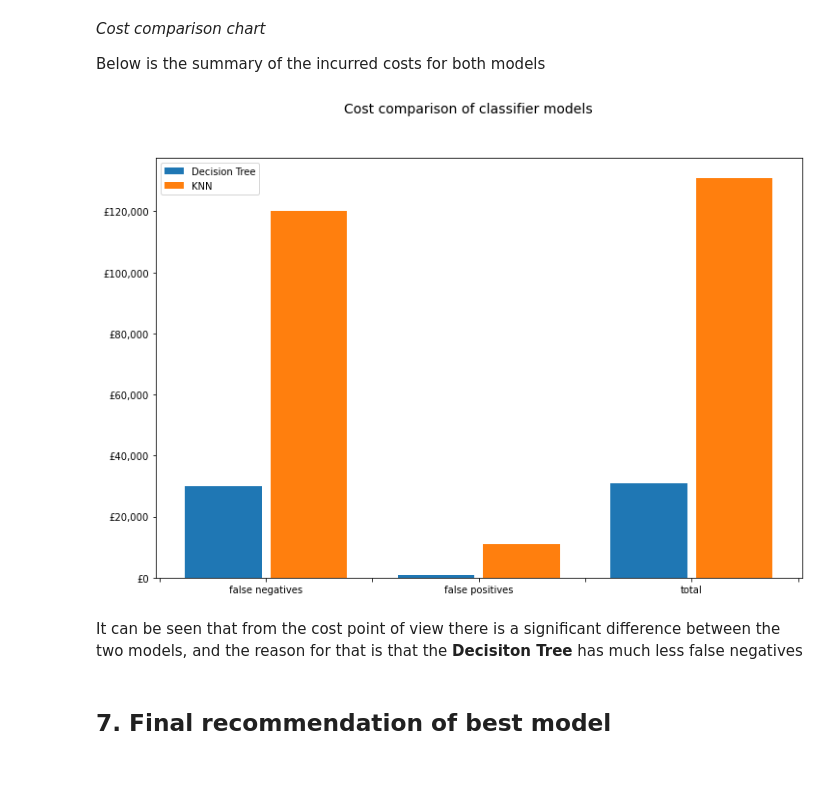
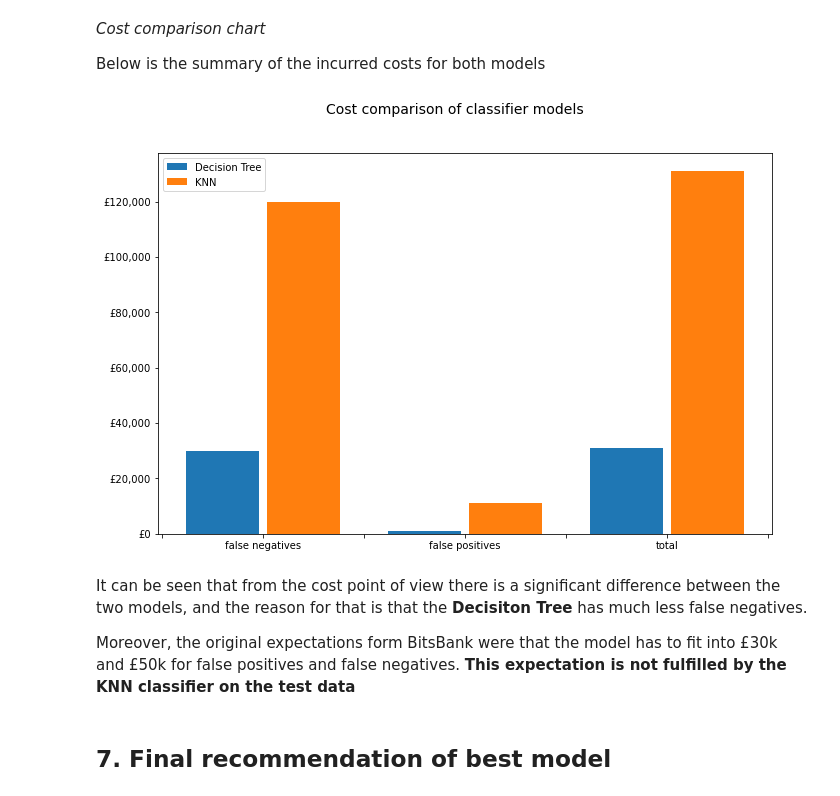
Before and after one commit to lacibacsi/data_science_assignment_3, a Jupyter notebook: Assessment3_playground.ipynb, the cells around one changed output. Drawn from its saved outputs; the diff is of its cells as text; code cells hidden in the pictures.

```diff
--- a/Assessment3_playground.ipynb
+++ b/Assessment3_playground.ipynb
@@ -1655,38 +1655,40 @@ k_cost = [k_fn, k_fp, k_fn + k_fp]
 data = {
     'Decision Tree': d_cost,
     'KNN': k_cost
 }
 
 
 fig, ax = plt.subplots()
 fig.suptitle('Cost comparison of classifier models', fontsize=14)
-fig.set_figheight(8)
-fig.set_figwidth(12)
+fig.set_figheight(7)
+fig.set_figwidth(11)
 bar_plot(ax, data, total_width=.8, single_width=.9)
 
 #formatting axis values
 ax.get_yaxis().set_major_formatter(
 mpl.ticker.FuncFormatter(lambda x, p: '£'+ format(int(x), ',')))
 
 #changing x labels
 labels = ['false negatives', 'false positives', 'total']
 a=ax.get_xticks().tolist()
 to_change = [2, 4, 6]
 for idx, label in enumerate(a):
     if idx in to_change:
         a[idx] = labels[to_change.index(idx)]
     else:
         a[idx] = ''
 
 
 ax.get_xaxis().set_major_formatter(
 mpl.ticker.FuncFormatter(lambda x, p: a[p]))
 
 plt.show()
 # %% [output]
-[figure, old version]
+[figure, new version]
 # %% [markdown]
-It can be seen that from the cost point of view there is a significant difference between the two models, and the reason for that is that the **Decisiton Tree** has much less false negatives
+It can be seen that from the cost point of view there is a significant difference between the two models, and the reason for that is that the **Decisiton Tree** has much less false negatives.
+
+Moreover, the original expectations form BitsBank were that the model has to fit into £30k and £50k for false positives and false negatives. **This expectation is not fulfilled by the KNN classifier on the test data**
 # %% [markdown]
 ## 7. Final recommendation of best model
 # %% [markdown]
```
Also changed, not shown: parts of 9 cells of this notebook.
